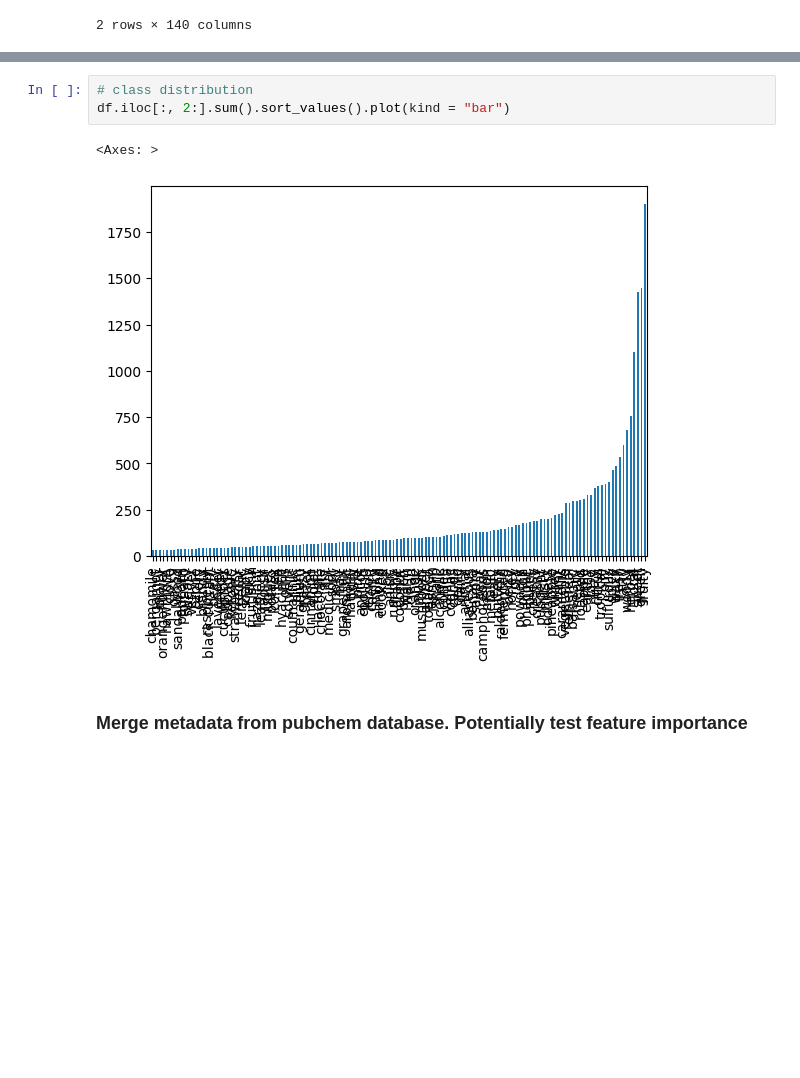
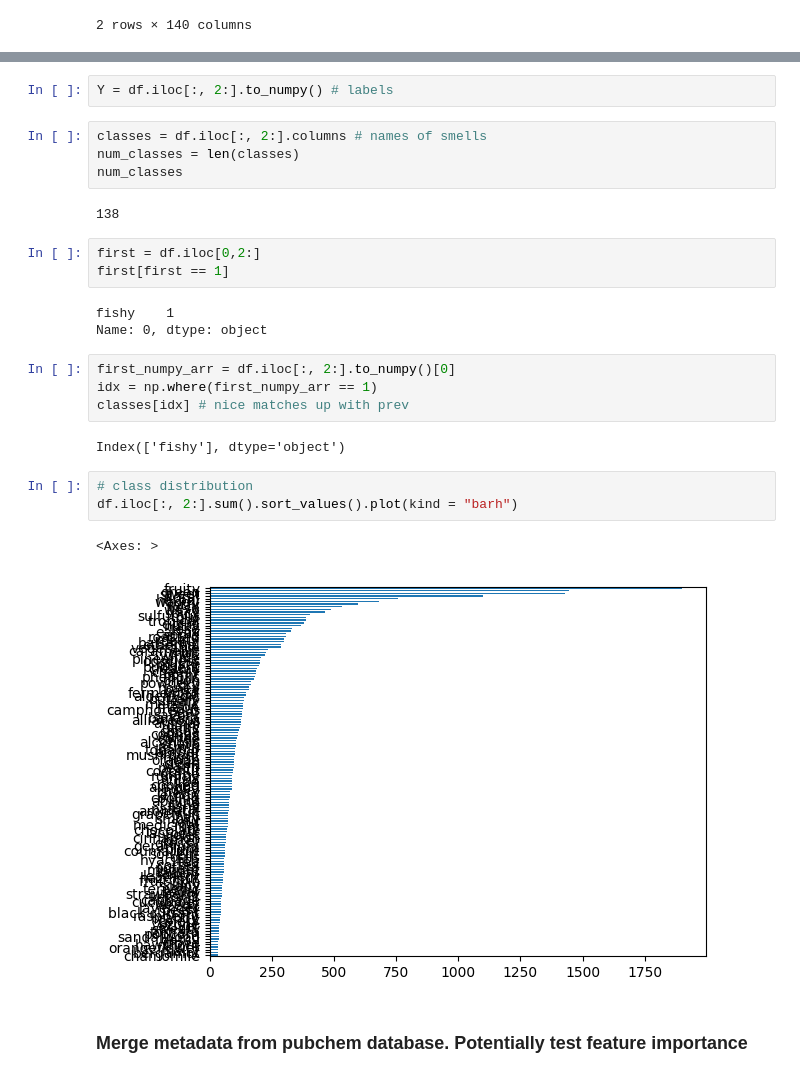
Before and after one commit to markzuckerburg600-glitch/Molecular-Smells-Project, a Jupyter notebook: GNN.ipynb, the cells around one changed output, grey strips where cells are left out. Cells and saved outputs as stored; diff of their text form; blank space fills up the shorter version.

```diff
--- a/GNN.ipynb
+++ b/GNN.ipynb
@@ -53,9 +86,29 @@ df.head(2)
+# %%
+Y = df.iloc[:, 2:].to_numpy() # labels
+# %%
+classes = df.iloc[:, 2:].columns # names of smells
+num_classes = len(classes)
+num_classes
+# %% [output]
+138
+# %%
+first = df.iloc[0,2:]
+first[first == 1]
+# %% [output]
+fishy    1
+Name: 0, dtype: object
+# %%
+first_numpy_arr = df.iloc[:, 2:].to_numpy()[0]
+idx = np.where(first_numpy_arr == 1)
+classes[idx] # nice matches up with prev
+# %% [output]
+Index(['fishy'], dtype='object')
 # %%
 # class distribution
-df.iloc[:, 2:].sum().sort_values().plot(kind = "bar")
+df.iloc[:, 2:].sum().sort_values().plot(kind = "barh")
 # %% [output]
 <Axes: >
-[figure, old version]
+[figure, new version]
 # %% [markdown]
 ### Merge metadata from pubchem database. Potentially test feature importance
 # %%
```
Also changed, not shown: parts of 10 cells of this notebook, 2 other files.
